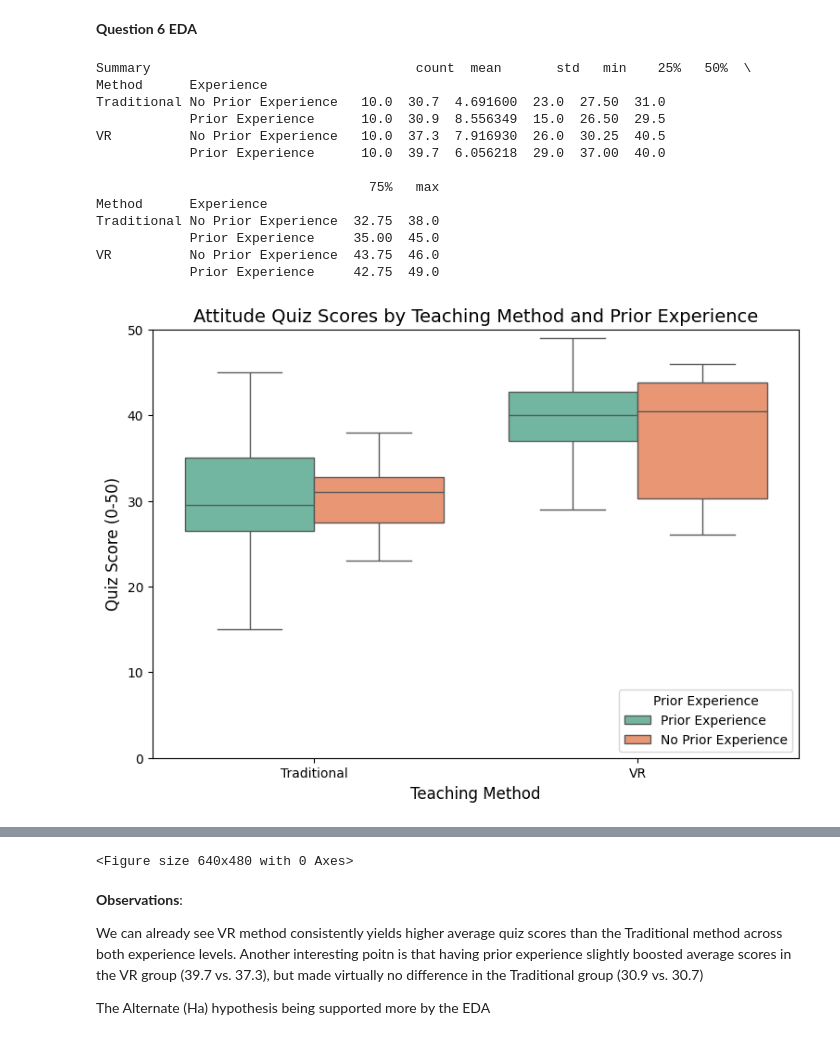
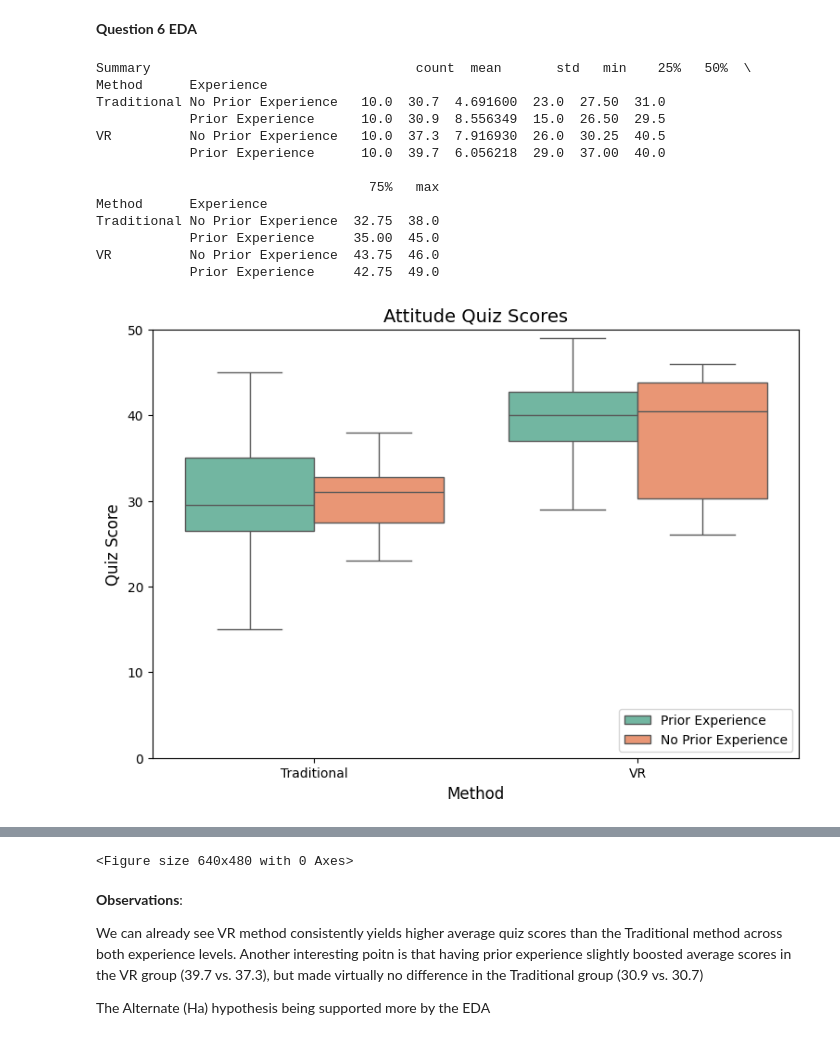
Before and after one commit to Cipher212/STAT-7220-Applied-Experimental-Design, a Jupyter notebook: Assignments/Midterm-Exam/Midterm-Exam.ipynb, the cells around one changed output, grey strips where cells are left out. Drawn from its saved outputs; the diff is of its cells as text; code cells hidden in the pictures.

```diff
--- a/Assignments/Midterm-Exam/Midterm-Exam.ipynb
+++ b/Assignments/Midterm-Exam/Midterm-Exam.ipynb
@@ -377,7 +377,7 @@ Alternate (Ha): There is a significant difference in true mean quiz scores betwe
 
 df2 = pd.read_excel("Nursing VR Study.xlsx")
 
-# 1. Summary Statistics grouped by Method and Experience
+# Summary statistics
 summary_stats = df2.groupby(['Method', 'Experience'])['Score'].describe()
 print("Summary", summary_stats)
 print("\n\n")
@@ -385,41 +385,39 @@ print("\n\n")
 #Boxplot
 plt.figure(figsize=(9, 6))
 sns.boxplot(x='Method', y='Score', hue='Experience', data=df2, palette='Set2')
-plt.title('Attitude Quiz Scores by Teaching Method and Prior Experience', fontsize=14)
-plt.ylabel('Quiz Score (0-50)', fontsize=12)
-plt.xlabel('Teaching Method', fontsize=12)
-plt.ylim(0, 50)
-plt.legend(title='Prior Experience', loc='lower right')
+plt.title('Attitude Quiz Scores', fontsize=14)
+plt.ylabel('Quiz Score', fontsize=12)
+plt.xlabel('Method', fontsize=12)
+plt.ylim(0, 50) # match to dataset range
+plt.legend(loc='lower right')
 plt.show()
 
 #  Density Plot
 plt.figure(figsize=(9, 6))
 sns.kdeplot(data=df2, x='Score', hue='Method', fill=True, palette='coolwarm', alpha=0.5)
 plt.title('Density Plot of Quiz Scores by Teaching Method', fontsize=14)
 plt.xlabel('Quiz Score')
 plt.ylabel('Density')
 plt.show()
 
 
-
-plt.tight_layout()
 plt.subplots_adjust(top=0.9)
 plt.show()
 # %% [output]
 Summary                                  count  mean       std   min    25%   50%  \
 Method      Experience
 Traditional No Prior Experience   10.0  30.7  4.691600  23.0  27.50  31.0
             Prior Experience      10.0  30.9  8.556349  15.0  26.50  29.5
 VR          No Prior Experience   10.0  37.3  7.916930  26.0  30.25  40.5
             Prior Experience      10.0  39.7  6.056218  29.0  37.00  40.0
 
                                    75%   max
 Method      Experience
 Traditional No Prior Experience  32.75  38.0
             Prior Experience     35.00  45.0
 VR          No Prior Experience  43.75  46.0
             Prior Experience     42.75  49.0
-[figure, old version]
+[figure, new version]
 [figure]
 <Figure size 640x480 with 0 Axes>
 # %% [markdown]
```
Also changed, not shown: parts of 6 cells of this notebook.
